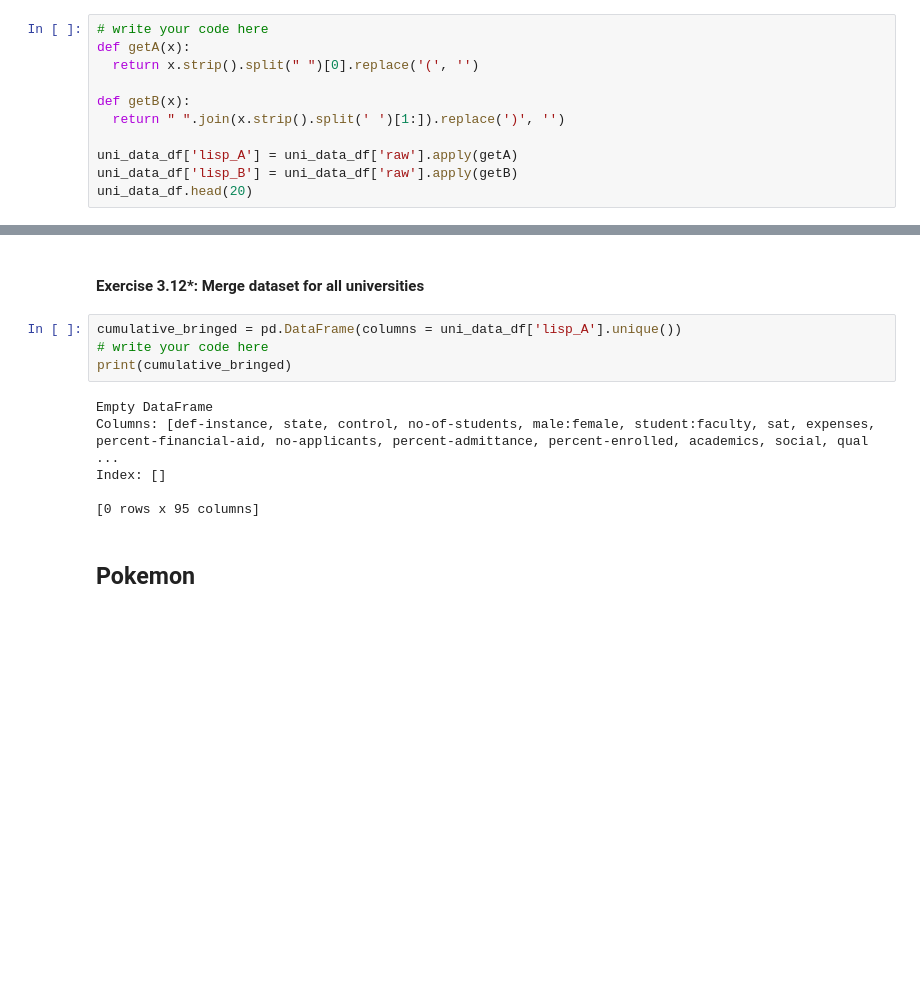
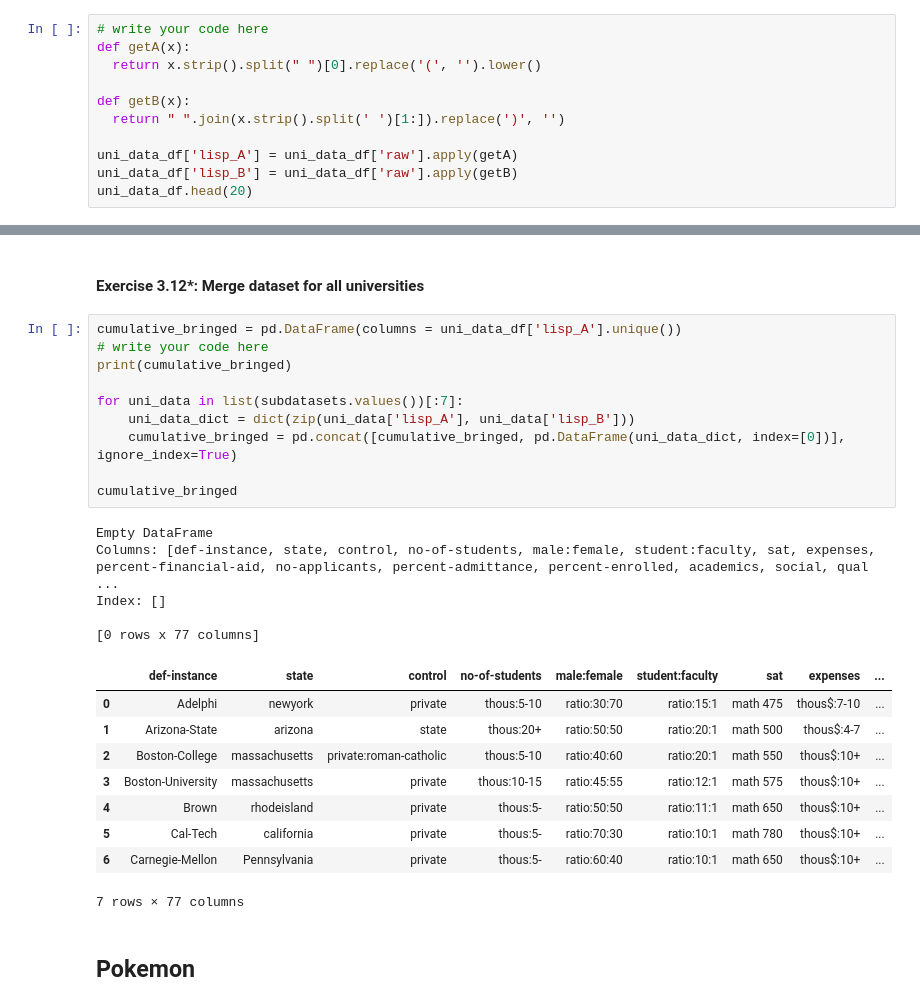
Before and after one commit to fortune-max/M4-python-refresher-ml, a Jupyter notebook: Fortune_BigHomeWork1.ipynb, the cells around one changed output, grey strips where cells are left out. Cells and saved outputs as stored; diff of their text form; blank space fills up the shorter version.

```diff
--- a/Fortune_BigHomeWork1.ipynb
+++ b/Fortune_BigHomeWork1.ipynb
@@ -269,7 +275,7 @@ it should look like this:
 # %%
 # write your code here
 def getA(x):
-  return x.strip().split(" ")[0].replace('(', '')
+  return x.strip().split(" ")[0].replace('(', '').lower()
 
 def getB(x):
   return " ".join(x.strip().split(' ')[1:]).replace(')', '')
@@ -331,13 +335,28 @@ dict_keys(['(def-instance Adelphi', '(def-instance Arizona-State', '(def-instanc
 # %%
 cumulative_bringed = pd.DataFrame(columns = uni_data_df['lisp_A'].unique())
 # write your code here
 print(cumulative_bringed)
+
+for uni_data in list(subdatasets.values())[:7]:
+    uni_data_dict = dict(zip(uni_data['lisp_A'], uni_data['lisp_B']))
+    cumulative_bringed = pd.concat([cumulative_bringed, pd.DataFrame(uni_data_dict, index=[0])], ignore_index=True)
+
+cumulative_bringed
 # %% [output]
 Empty DataFrame
 Columns: [def-instance, state, control, no-of-students, male:female, student:faculty, sat, expenses, percent-financial-aid, no-applicants, percent-admittance, percent-enrolled, academics, social, qual ...
 Index: []
 
-[0 rows x 95 columns]
+[0 rows x 77 columns]
+|  | def-instance | state | control | no-of-students | male:female | student:faculty | sat | expenses | ... |
+| 0 | Adelphi | newyork | private | thous:5-10 | ratio:30:70 | ratio:15:1 | math 475 | thous$:7-10 | ... |
+| 1 | Arizona-State | arizona | state | thous:20+ | ratio:50:50 | ratio:20:1 | math 500 | thous$:4-7 | ... |
+| 2 | Boston-College | massachusetts | private:roman-catholic | thous:5-10 | ratio:40:60 | ratio:20:1 | math 550 | thous$:10+ | ... |
+| 3 | Boston-University | massachusetts | private | thous:10-15 | ratio:45:55 | ratio:12:1 | math 575 | thous$:10+ | ... |
+| 4 | Brown | rhodeisland | private | thous:5- | ratio:50:50 | ratio:11:1 | math 650 | thous$:10+ | ... |
+| 5 | Cal-Tech | california | private | thous:5- | ratio:70:30 | ratio:10:1 | math 780 | thous$:10+ | ... |
+| 6 | Carnegie-Mellon | Pennsylvania | private | thous:5- | ratio:60:40 | ratio:10:1 | math 650 | thous$:10+ | ... |
+7 rows × 77 columns
 # %% [markdown]
 ## Pokemon
 # %% [markdown]
```
Also changed, not shown: parts of 6 cells of this notebook.
